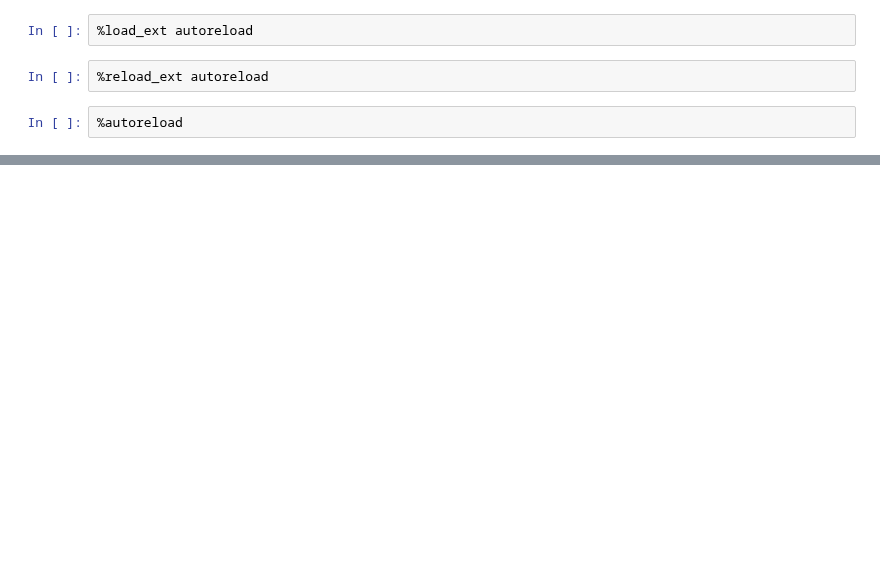
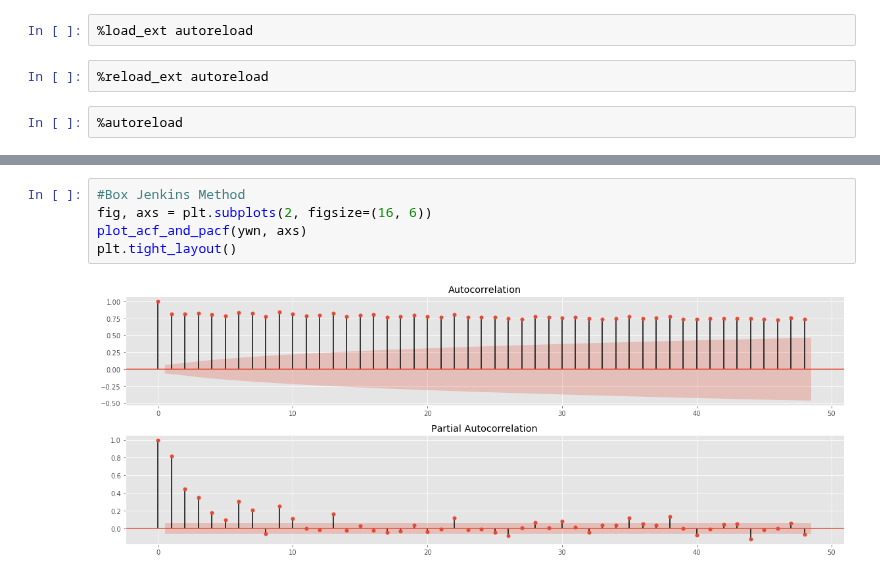
Before and after one commit to jrpaige/Solar, a Jupyter notebook: Untitled.ipynb, the cells around one changed output, grey strips where cells are left out. Saved outputs shown, nothing was run; the diff lists cells and outputs as text; blank space fills up the shorter version.

```diff
--- a/Untitled.ipynb
+++ b/Untitled.ipynb
@@ -83,0 +92,7 @@ Warnings:
+# %%
+#Box Jenkins Method
+fig, axs = plt.subplots(2, figsize=(16, 6))
+plot_acf_and_pacf(ywn, axs)
+plt.tight_layout()
+# %% [output]
+[figure, added]
```
Also changed, not shown: parts of 17 cells of this notebook, 5 other files.
